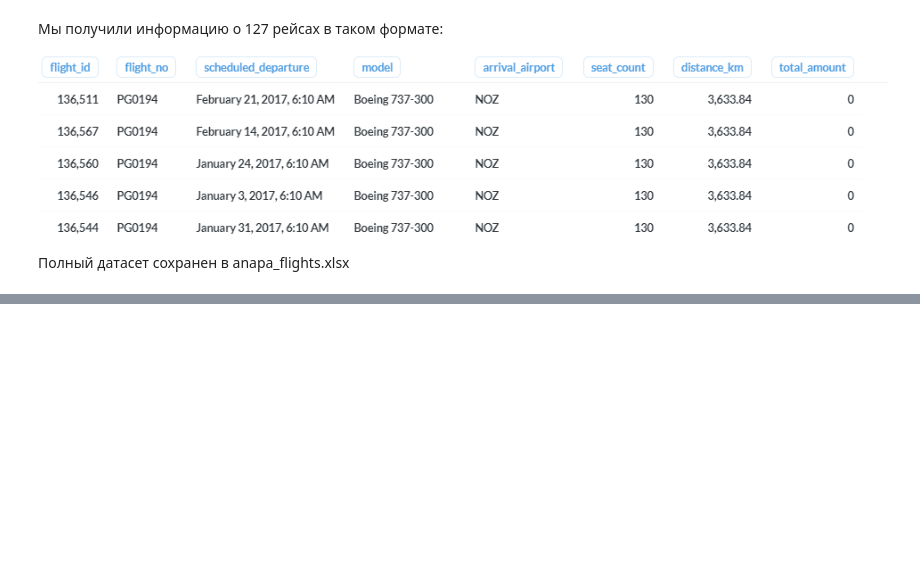
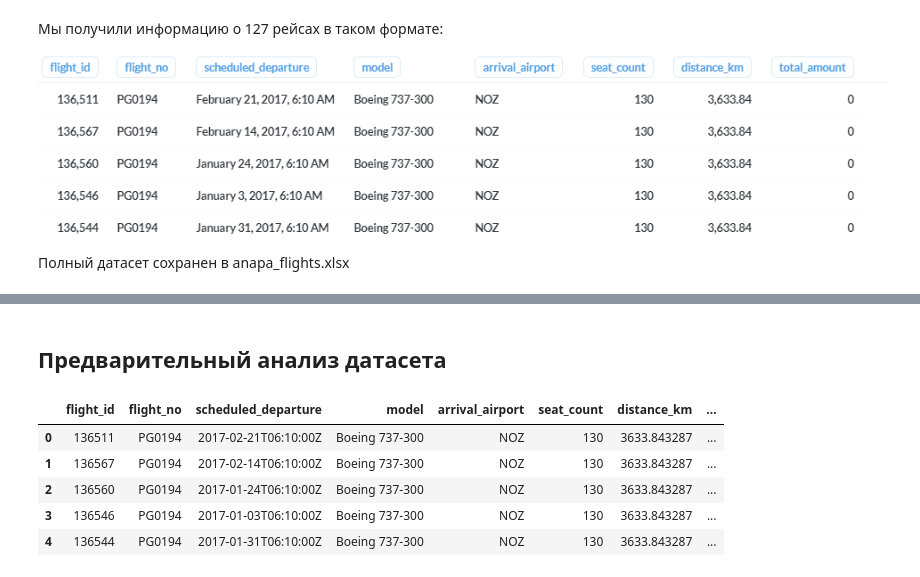
Before and after one commit to vedikhin/skillfactory, a Jupyter notebook: module_4/project_4.ipynb, the cells around one changed output, grey strips where cells are left out. Cells and saved outputs as stored; diff of their text form; code cells hidden in the pictures; blank space fills up the shorter version.

```diff
--- a/module_4/project_4.ipynb
+++ b/module_4/project_4.ipynb
@@ -124,0 +150,18 @@ ORDER BY total_amount
+# %% [markdown]
+## Предварительный анализ датасета
+# %%
+import pandas as pd
+import warnings
+
+with warnings.catch_warnings(record=True):
+    warnings.simplefilter("always")
+    df = pd.read_excel('anapa_flights.xlsx', engine="openpyxl")
+
+df.head()
+# %% [output]
+|  | flight_id | flight_no | scheduled_departure | model | arrival_airport | seat_count | distance_km | ... |
+| 0 | 136511 | PG0194 | 2017-02-21T06:10:00Z | Boeing 737-300 | NOZ | 130 | 3633.843287 | ... |
+| 1 | 136567 | PG0194 | 2017-02-14T06:10:00Z | Boeing 737-300 | NOZ | 130 | 3633.843287 | ... |
+| 2 | 136560 | PG0194 | 2017-01-24T06:10:00Z | Boeing 737-300 | NOZ | 130 | 3633.843287 | ... |
+| 3 | 136546 | PG0194 | 2017-01-03T06:10:00Z | Boeing 737-300 | NOZ | 130 | 3633.843287 | ... |
+| 4 | 136544 | PG0194 | 2017-01-31T06:10:00Z | Boeing 737-300 | NOZ | 130 | 3633.843287 | ... |
```
Also changed, not shown: parts of 60 cells of this notebook, 1 other file.
